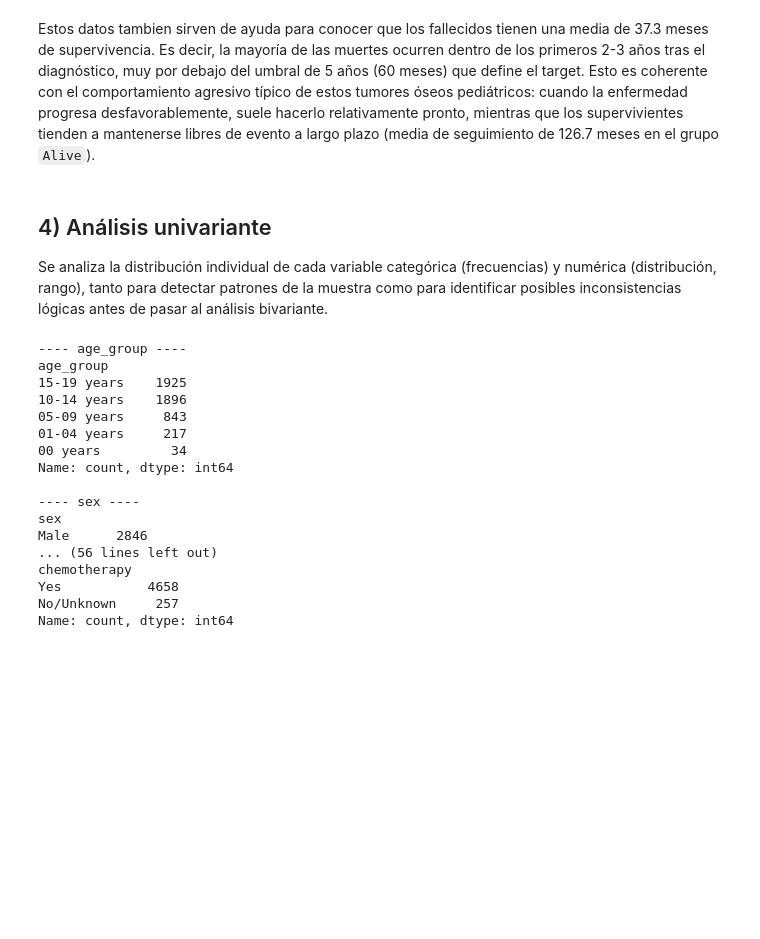
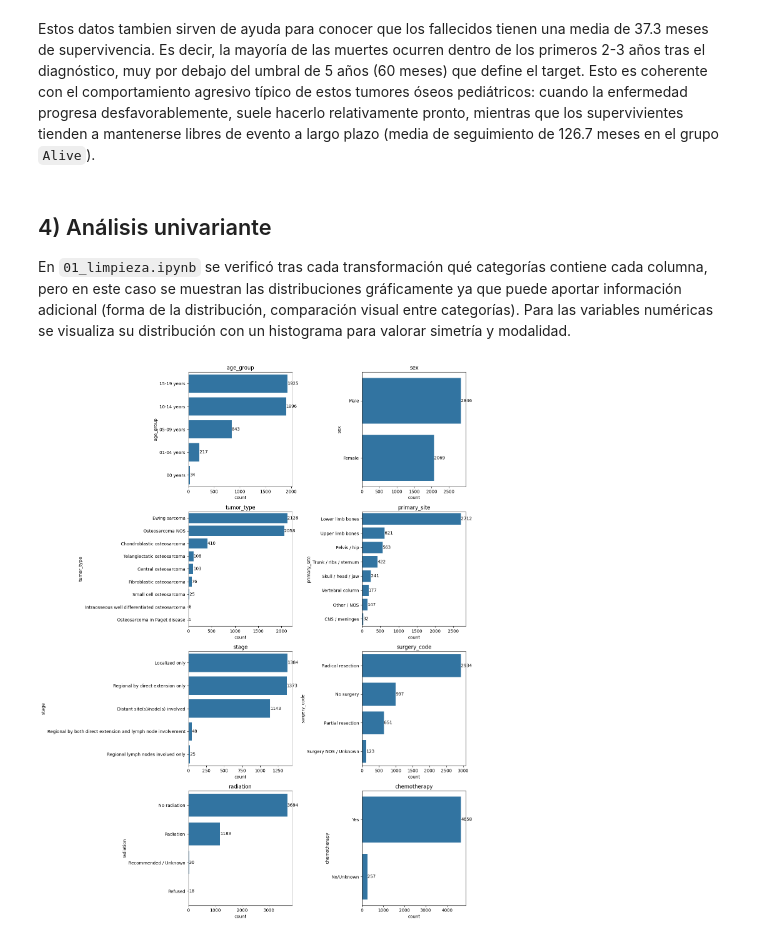
Before and after one commit to alonsocg5/TFM_Alonso_Castanon, a Jupyter notebook: notebooks/02_EDA.ipynb, the cells around one changed output. Cells and saved outputs as stored; diff of their text form; code cells hidden in the pictures; blank space fills up the shorter version.

Commit message:
Completo 02_EDA.ipynb (secciones 1-9): distribución, bivariante, KM, missing y conclusiones

```diff
--- a/notebooks/02_EDA.ipynb
+++ b/notebooks/02_EDA.ipynb
@@ -257,29 +259,18 @@ Estos datos tambien sirven de ayuda para conocer que los fallecidos tienen una m
 # %% [markdown]
 ## 4) Análisis univariante
 
-Se analiza la distribución individual de cada variable categórica (frecuencias) y numérica (distribución, rango), tanto para detectar patrones de la muestra como para identificar posibles inconsistencias lógicas antes de pasar al análisis bivariante.
+En `01_limpieza.ipynb` se verificó tras cada transformación qué categorías contiene cada columna, pero en este caso se muestran las distribuciones gráficamente ya que puede aportar información adicional (forma de la distribución, comparación visual entre categorías). Para las variables numéricas se visualiza su distribución con un histograma para valorar simetría y modalidad.
 # %%
-for col in cat_vars:
-    print(f"---- {col} ----")
-    print(df[col].value_counts(dropna=False))
-    print()
+fig, axes = plt.subplots(4, 2, figsize=(14, 18))
+axes = axes.flatten()
+for i, col in enumerate(cat_vars):
+    order = df[col].value_counts().index
+    sns.countplot(data=df, y=col, order=order, ax=axes[i])
+    axes[i].set_title(col)
+    axes[i].bar_label(axes[i].containers[0])
+plt.tight_layout()
+plt.show()
 # %% [output]
----- age_group ----
-age_group
-15-19 years    1925
-10-14 years    1896
-05-09 years     843
-01-04 years     217
-00 years         34
-Name: count, dtype: int64
-
----- sex ----
-sex
-Male      2846
-... (56 lines left out)
-chemotherapy
-Yes           4658
-No/Unknown     257
-Name: count, dtype: int64
+[figure, added]
 # %%
 fig, axes = plt.subplots(1, 3, figsize=(15, 4))
```
Also changed, not shown: parts of 34 cells of this notebook, 1 other file.
